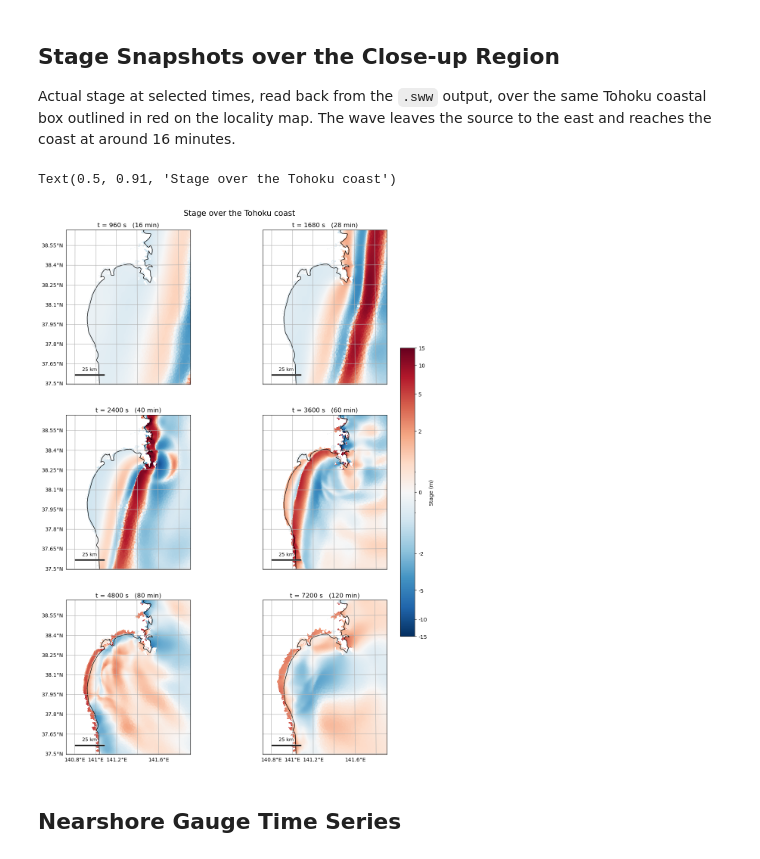
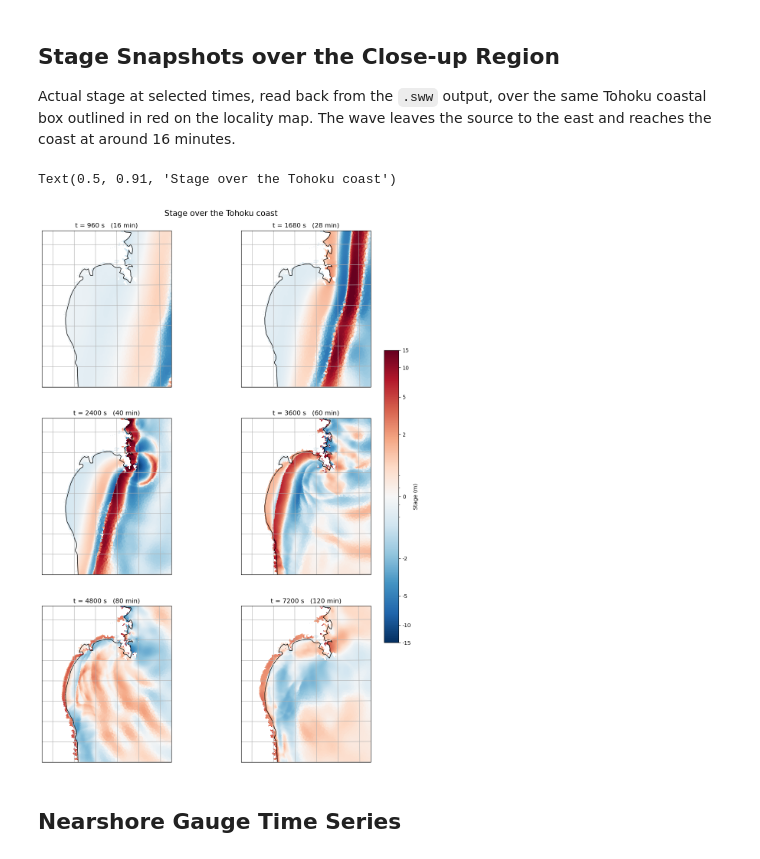
Before and after one commit to stoiver/Tohoku, a Jupyter notebook: notebook_tohoku_open_elevation.ipynb, the cells around one changed output. Saved outputs shown, nothing was run; the diff lists cells and outputs as text; code cells hidden in the pictures.

```diff
--- a/notebook_tohoku_open_elevation.ipynb
+++ b/notebook_tohoku_open_elevation.ipynb
@@ -265,21 +301,30 @@ Stage[:] = np.maximum(Elevation, Stage)
 #
 # Friction is the second stage of the calibration, and the one knob that leaves
 # the far field alone: it moves the coast while the DART peak stays put to
-# 0.01 m (friction is negligible in 5700 m of water).  The source above is
-# fixed from published values, so nothing in it is tuned against DART.
+# 0.01 m (friction is negligible in 5700 m of water).  The moment above is set
+# from DART first; friction then sets the coast.
 #
 # The value is tied to the DEM, so there is one per elevation_source, from the
-# sweep in notebook_tohoku_friction_calibration.ipynb (n interpolated to Aida
-# K = 1, strict match criterion, study area, measured 2026-09-27):
+# sweep in notebook_tohoku_friction_calibration.ipynb (DE_ader2 beta 1.0,
+# M0 = 4.7e22, strict match criterion, study area, measured 2026-09-30):
 #
-#   open  n = 0.037 : K 1.00, kappa 1.57, bias -0.09 m, 263 of 1765 dry
-#   pts   n = 0.042 : K 1.00, kappa 1.59, bias -0.04 m, 147 of 1765 dry
+#   open  n = 0.045 : K 1.00, kappa 1.59, bias +0.25 m, 279 of 1765 dry
+#   pts   n = 0.048 : K 0.99, kappa 1.61, bias +0.38 m, ~165 of 1765 dry
+#
+# Both are ~0.007 higher than the beta 0.5 calibration (0.037 / 0.042): the
+# old limiter damped the wave numerically, and friction now does that job.
 #
 # It is an effective value standing in for unresolved bed roughness and coastal
 # defences, not a measured one.  The finer Tohoku.pts resolves more of the low
 # coastal strip, lets more water through, and so wants more roughness.
-friction = {'open': 0.037, 'pts': 0.042}[elevation_source]
+friction = {'open': 0.045, 'pts': 0.048}[elevation_source]
 domain.set_quantity('friction', friction)
+
+# The pre-earthquake state.  The deformation cell below rebuilds stage and
+# elevation from these, so re-running it replaces the earthquake instead of
+# stacking a second one on top.
+elevation_pre = Elevation.copy()
+stage_pre     = Stage.copy()
 
 print(f'Elevation source: {elevation_source}   Manning n: {friction}')
 print(f'Elevation range: {Elevation.min():.1f} m to {Elevation.max():.1f} m')
@@ -658,6 +709,8 @@ Tohoku coastal box outlined in red on the locality map.  The wave leaves the
 source to the east and reaches the coast at around 16 minutes.
 # %%
 from matplotlib.colors import AsinhNorm
+
+plot_scale = False
 
 # Initial deformation, first arrival (960 s), then run-up, inundation and the
 # long decay out to the end of the run at 4 hours.
@@ -677,37 +730,40 @@ axes = axes.ravel()
 
 for ax, t_snap in zip(axes, snapshot_times):
     f = int(np.argmin(np.abs(sp.time - t_snap)))
     wet_stage = np.where(sp.depth[f] > md, sp.stage[f], np.nan)
 
     triang.set_mask(sp.depth[f] <= md)
     im = ax.tripcolor(triang, facecolors=wet_stage, cmap='RdBu_r', norm=norm)
     triang.set_mask(None)
 
     ax.set_extent(study_extent_ll, crs=PC)
     ax.coastlines(resolution='10m')
-    add_scalebar(ax, length_km=25)
+    if plot_scale: add_scalebar(ax, length_km=25)
 
     # Label only the outer edge of the grid, or neighbouring panels collide.
     k = list(axes).index(ax)
     gl = ax.gridlines(draw_labels=True)
     gl.top_labels = gl.right_labels = False
-    gl.left_labels = (k % ncol == 0)
-    gl.bottom_labels = (k >= len(snapshot_times) - ncol)
+    gl.left_labels = False
+    gl.right_labels = False
+    gl.bottom_labels = False
+    #gl.left_labels = (k % ncol == 0)
+    #gl.bottom_labels = (k >= len(snapshot_times) - ncol)
 
     ax.set_title(f't = {sp.time[f]:.0f} s   ({sp.time[f] / 60:.0f} min)')
 
 for ax in axes[len(snapshot_times):]:
     ax.set_visible(False)
 
 # AsinhNorm brings its own tick locator, so set the ticks after the fact.
 ticks = [-15, -10, -5, -2, 0, 2, 5, 10, 15]
 cbar = fig.colorbar(im, ax=axes.tolist(), shrink=0.55, pad=0.03, label='Stage (m)')
 cbar.set_ticks(ticks)
 cbar.set_ticklabels([str(t) for t in ticks])
 fig.suptitle('Stage over the Tohoku coast', y=0.91, fontsize=15)
 # %% [output]
 Text(0.5, 0.91, 'Stage over the Tohoku coast')
-[figure, old version]
+[figure, new version]
 # %% [markdown]
 ## Nearshore Gauge Time Series
 # %%
```
Also changed, not shown: parts of 21 cells of this notebook, 4 other files.
